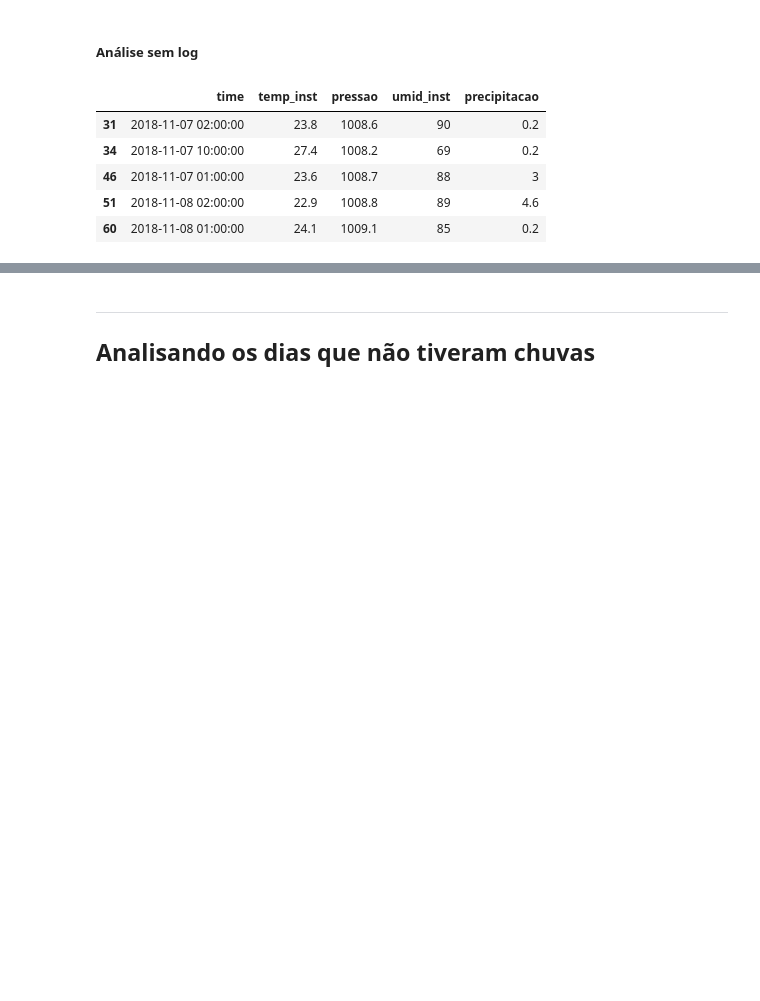
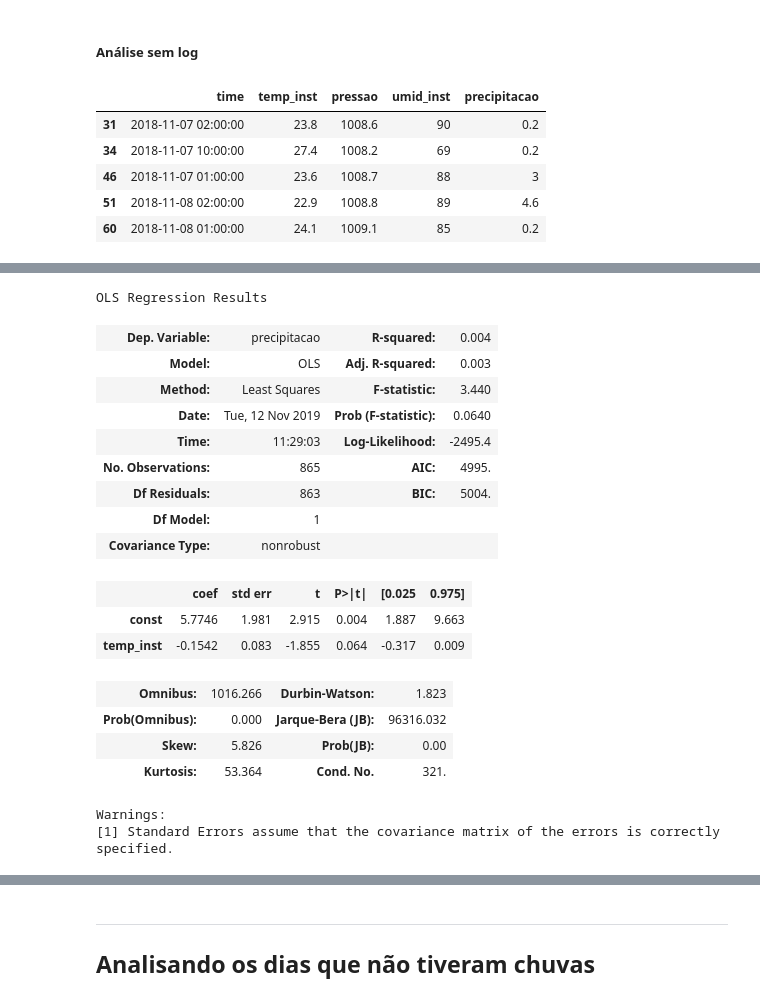
Before and after one commit to Joao-Pedro-Chacon-Ruiz/Modelo_de_precificacao_carros, a Jupyter notebook: Previsao_chuva.ipynb, the cells around one changed output, grey strips where cells are left out. Saved outputs shown, nothing was run; the diff lists cells and outputs as text; code cells hidden in the pictures; blank space fills up the shorter version.

```diff
--- a/Previsao_chuva.ipynb
+++ b/Previsao_chuva.ipynb
@@ -194,3 +270,27 @@ Correlação entre precipitação e temperatura: -0.06301063775797605
+# %%
+model = sm.OLS(precipitacao1,sm.add_constant(temperatura1))
+results = model.fit()
+results.summary()
+# %% [output]
+OLS Regression Results
+| Dep. Variable: | precipitacao | R-squared: | 0.004 |
+| Model: | OLS | Adj. R-squared: | 0.003 |
+| Method: | Least Squares | F-statistic: | 3.440 |
+| Date: | Tue, 12 Nov 2019 | Prob (F-statistic): | 0.0640 |
+| Time: | 11:29:03 | Log-Likelihood: | -2495.4 |
+| No. Observations: | 865 | AIC: | 4995. |
+| Df Residuals: | 863 | BIC: | 5004. |
+| Df Model: | 1 |  |  |
+| Covariance Type: | nonrobust |  |  |
+|  | coef | std err | t | P>|t| | [0.025 | 0.975] |
+| const | 5.7746 | 1.981 | 2.915 | 0.004 | 1.887 | 9.663 |
+| temp_inst | -0.1542 | 0.083 | -1.855 | 0.064 | -0.317 | 0.009 |
+| Omnibus: | 1016.266 | Durbin-Watson: | 1.823 |
+| Prob(Omnibus): | 0.000 | Jarque-Bera (JB): | 96316.032 |
+| Skew: | 5.826 | Prob(JB): | 0.00 |
+| Kurtosis: | 53.364 | Cond. No. | 321. |
+Warnings:
+[1] Standard Errors assume that the covariance matrix of the errors is correctly specified.
 # %%
 Grafico2Eixos(tempo1, 'Tempo (dias)', temperatura1,'Temperatura', pressao1, 'Presão')
 Grafico2Eixos(tempo1, 'Tempo (dias)', temperatura1,'Temperatura', umidade1, 'Umidade')
```
Also changed, not shown: parts of 13 cells of this notebook.
